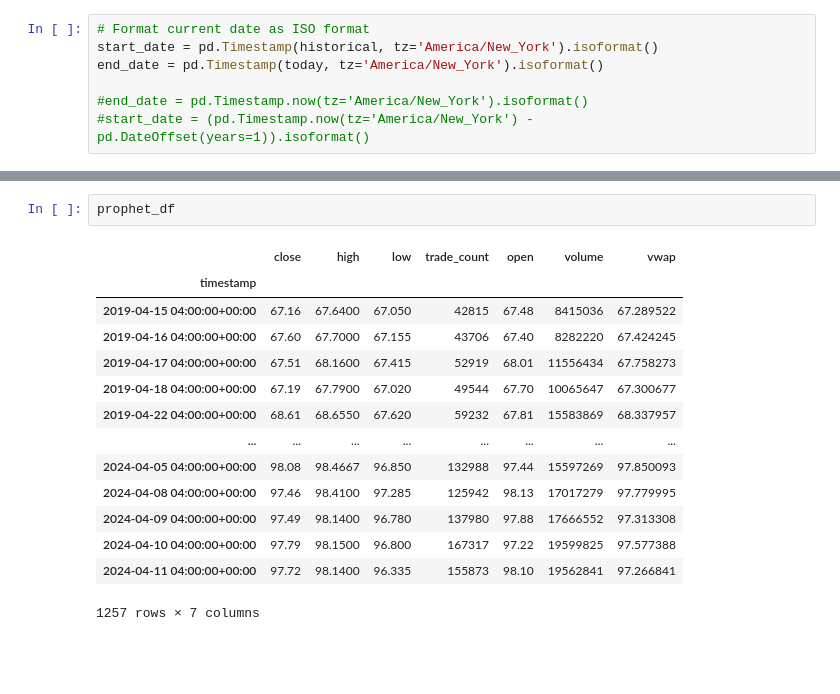
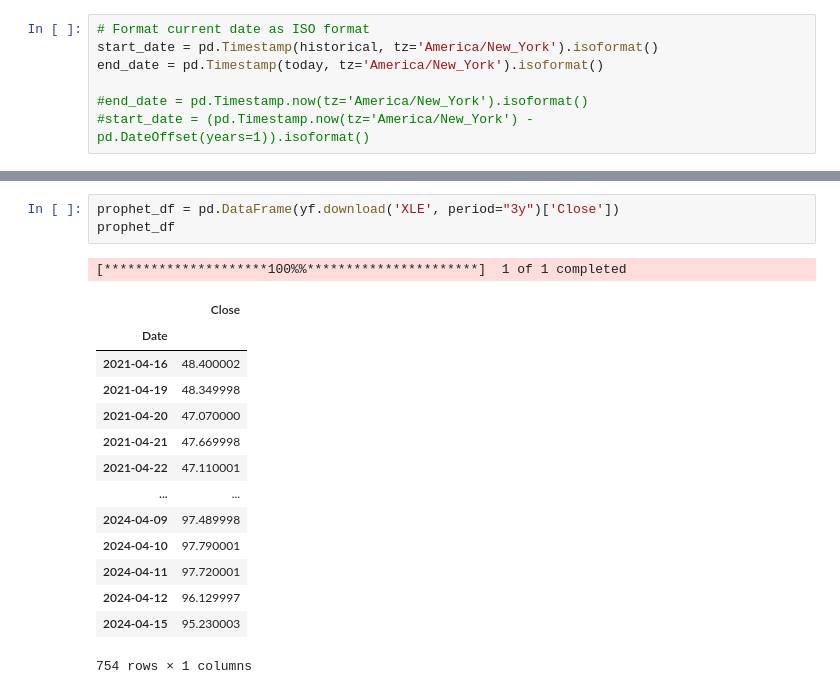
Before and after one commit to 15jarom/OptionsHedgingXLE, a Jupyter notebook: jarom_working_nb.ipynb, the cells around one changed output, grey strips where cells are left out. Saved outputs shown, nothing was run; the diff lists cells and outputs as text; blank space fills up the shorter version.

```diff
--- a/jarom_working_nb.ipynb
+++ b/jarom_working_nb.ipynb
@@ -238,20 +109,22 @@ prophet_df = alpaca.get_bars(
-# %%
-prophet_df
-# %% [output]
-|  | close | high | low | trade_count | open | volume | vwap |
-| timestamp |  |  |  |  |  |  |  |
-| 2019-04-15 04:00:00+00:00 | 67.16 | 67.6400 | 67.050 | 42815 | 67.48 | 8415036 | 67.289522 |
-| 2019-04-16 04:00:00+00:00 | 67.60 | 67.7000 | 67.155 | 43706 | 67.40 | 8282220 | 67.424245 |
-| 2019-04-17 04:00:00+00:00 | 67.51 | 68.1600 | 67.415 | 52919 | 68.01 | 11556434 | 67.758273 |
-| 2019-04-18 04:00:00+00:00 | 67.19 | 67.7900 | 67.020 | 49544 | 67.70 | 10065647 | 67.300677 |
-| 2019-04-22 04:00:00+00:00 | 68.61 | 68.6550 | 67.620 | 59232 | 67.81 | 15583869 | 68.337957 |
-| ... | ... | ... | ... | ... | ... | ... | ... |
-| 2024-04-05 04:00:00+00:00 | 98.08 | 98.4667 | 96.850 | 132988 | 97.44 | 15597269 | 97.850093 |
-| 2024-04-08 04:00:00+00:00 | 97.46 | 98.4100 | 97.285 | 125942 | 98.13 | 17017279 | 97.779995 |
-| 2024-04-09 04:00:00+00:00 | 97.49 | 98.1400 | 96.780 | 137980 | 97.88 | 17666552 | 97.313308 |
-| 2024-04-10 04:00:00+00:00 | 97.79 | 98.1500 | 96.800 | 167317 | 97.22 | 19599825 | 97.577388 |
-| 2024-04-11 04:00:00+00:00 | 97.72 | 98.1400 | 96.335 | 155873 | 98.10 | 19562841 | 97.266841 |
-1257 rows × 7 columns
+# %%
+prophet_df = pd.DataFrame(yf.download('XLE', period="3y")['Close'])
+prophet_df
+# %% [output]
+[*********************100%%**********************]  1 of 1 completed
+|  | Close |
+| Date |  |
+| 2021-04-16 | 48.400002 |
+| 2021-04-19 | 48.349998 |
+| 2021-04-20 | 47.070000 |
+| 2021-04-21 | 47.669998 |
+| 2021-04-22 | 47.110001 |
+| ... | ... |
+| 2024-04-09 | 97.489998 |
+| 2024-04-10 | 97.790001 |
+| 2024-04-11 | 97.720001 |
+| 2024-04-12 | 96.129997 |
+| 2024-04-15 | 95.230003 |
+754 rows × 1 columns
 # %%
 # Prophet Section
 
```
Also changed, not shown: parts of 19 cells of this notebook.
